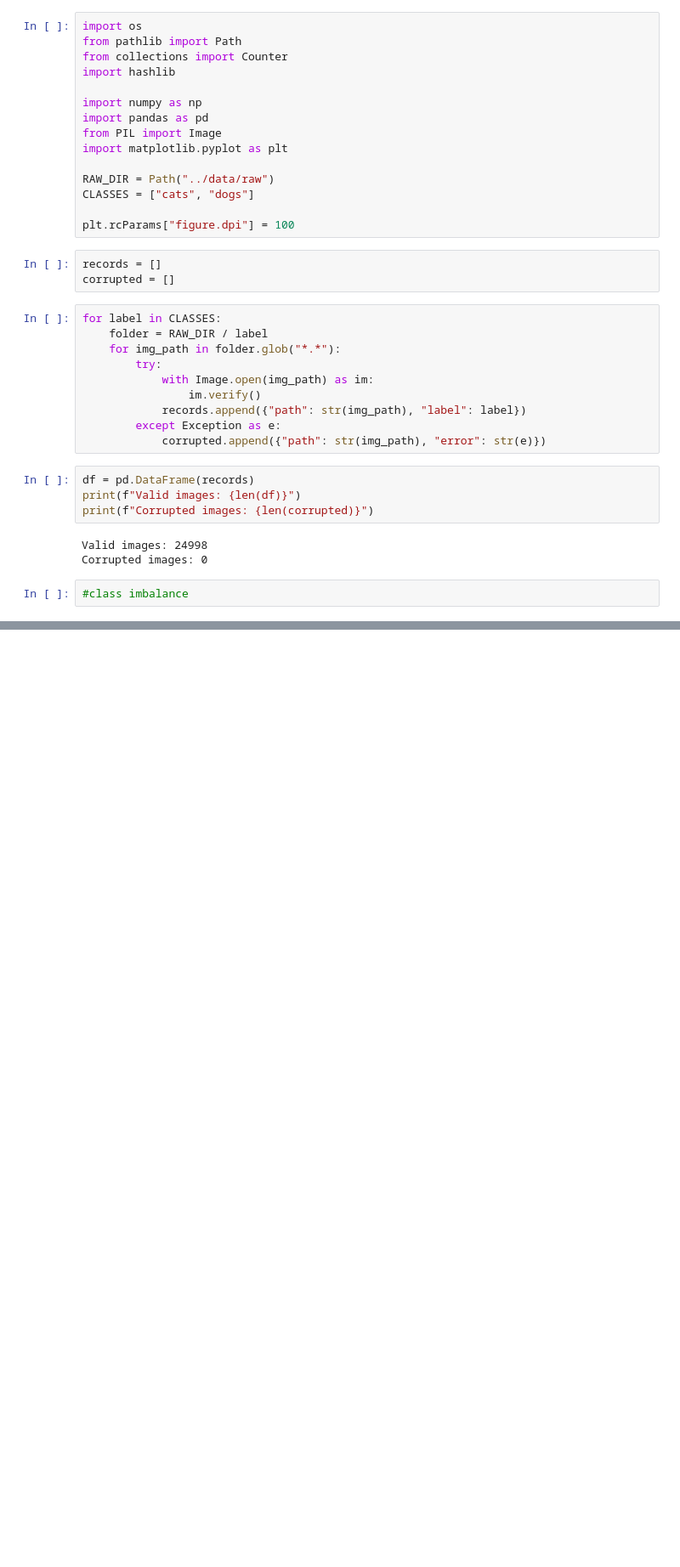
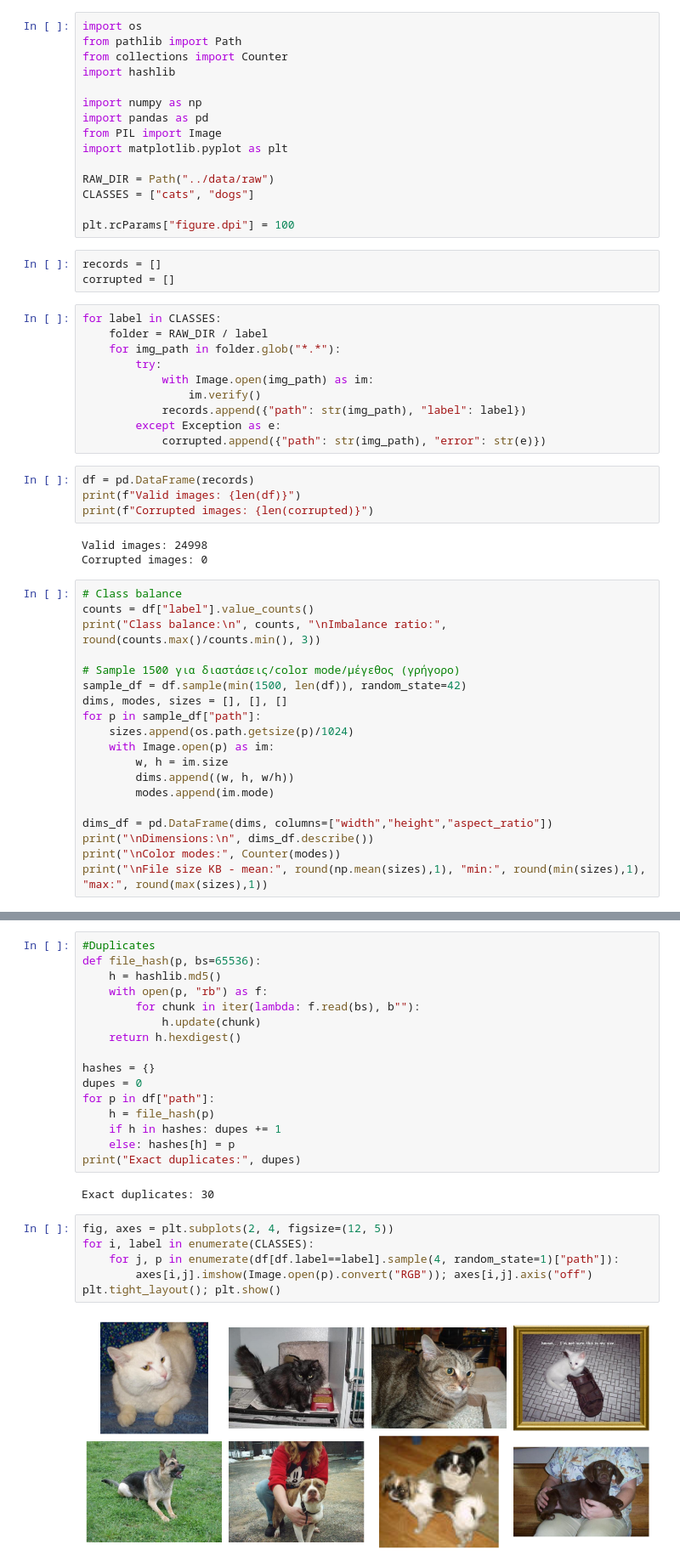
Before and after one commit to thomaskopalidis/MSENSIS-MLE-task, a Jupyter notebook: notebooks/EDA.ipynb, the cells around one changed output, grey strips where cells are left out. Shown at 85% size. Drawn from its saved outputs; the diff is of its cells as text; blank space fills up the shorter version.

```diff
--- a/notebooks/EDA.ipynb
+++ b/notebooks/EDA.ipynb
@@ -39,4 +39,21 @@ print(f"Corrupted images: {len(corrupted)}")
 Valid images: 24998
 Corrupted images: 0
 # %%
-#class imbalance
+# Class balance
+counts = df["label"].value_counts()
+print("Class balance:\n", counts, "\nImbalance ratio:", round(counts.max()/counts.min(), 3))
+
+# Sample 1500 για διαστάσεις/color mode/μέγεθος (γρήγορο)
+sample_df = df.sample(min(1500, len(df)), random_state=42)
+dims, modes, sizes = [], [], []
+for p in sample_df["path"]:
+    sizes.append(os.path.getsize(p)/1024)
+    with Image.open(p) as im:
+        w, h = im.size
+        dims.append((w, h, w/h))
+        modes.append(im.mode)
+
+dims_df = pd.DataFrame(dims, columns=["width","height","aspect_ratio"])
+print("\nDimensions:\n", dims_df.describe())
+print("\nColor modes:", Counter(modes))
+print("\nFile size KB - mean:", round(np.mean(sizes),1), "min:", round(min(sizes),1), "max:", round(max(sizes),1))
@@ -42,0 +78,26 @@ Corrupted images: 0
+# %%
+#Duplicates
+def file_hash(p, bs=65536):
+    h = hashlib.md5()
+    with open(p, "rb") as f:
+        for chunk in iter(lambda: f.read(bs), b""):
+            h.update(chunk)
+    return h.hexdigest()
+
+hashes = {}
+dupes = 0
+for p in df["path"]:
+    h = file_hash(p)
+    if h in hashes: dupes += 1
+    else: hashes[h] = p
+print("Exact duplicates:", dupes)
+# %% [output]
+Exact duplicates: 30
+# %%
+fig, axes = plt.subplots(2, 4, figsize=(12, 5))
+for i, label in enumerate(CLASSES):
+    for j, p in enumerate(df[df.label==label].sample(4, random_state=1)["path"]):
+        axes[i,j].imshow(Image.open(p).convert("RGB")); axes[i,j].axis("off")
+plt.tight_layout(); plt.show()
+# %% [output]
+[figure, added]
```
Also changed, not shown: parts of 2 cells of this notebook, 1 other file.
